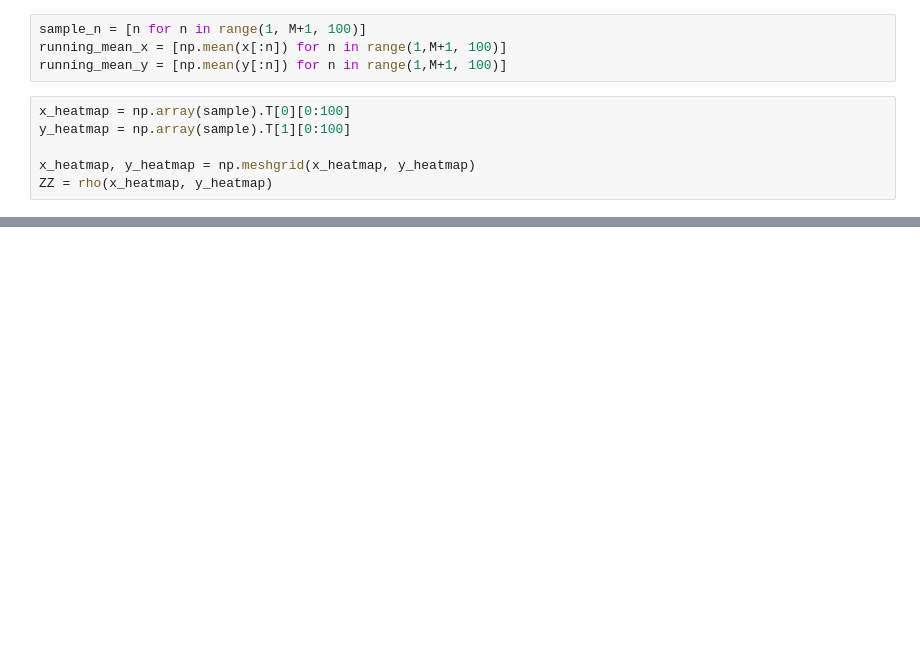
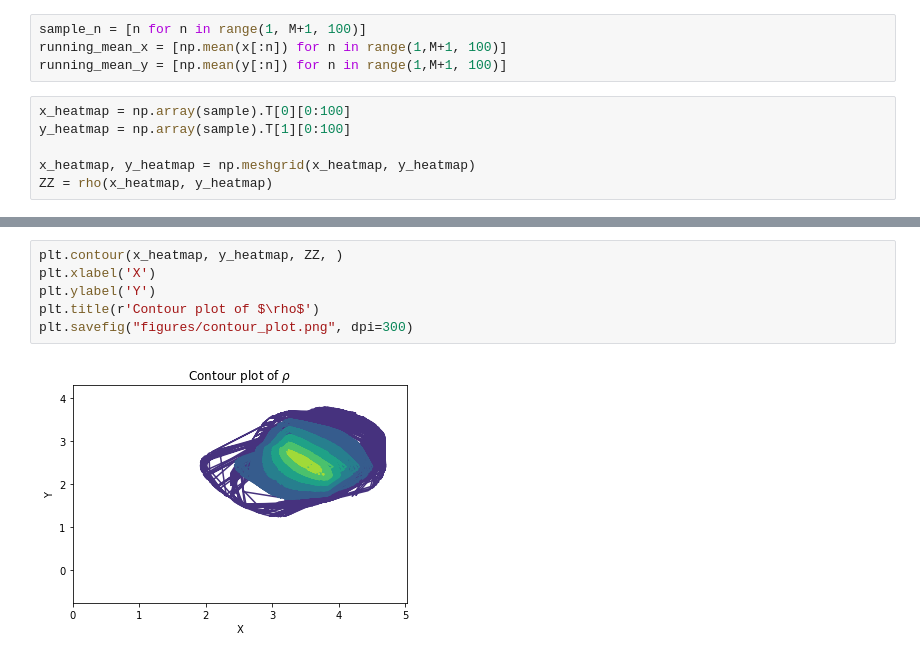
Before and after one commit to SByeUva/uncertainty_quantification, a Jupyter notebook: 08_homework/HW8.ipynb, the cells around one changed output, grey strips where cells are left out. Saved outputs shown, nothing was run; the diff lists cells and outputs as text; blank space fills up the shorter version.

```diff
--- a/08_homework/HW8.ipynb
+++ b/08_homework/HW8.ipynb
@@ -130,3 +151,11 @@ ZZ = rho(x_heatmap, y_heatmap)
+# %%
+plt.contour(x_heatmap, y_heatmap, ZZ, )
+plt.xlabel('X')
+plt.ylabel('Y')
+plt.title(r'Contour plot of $\rho$')
+plt.savefig("figures/contour_plot.png", dpi=300)
+# %% [output]
+[figure, added]
 # %%
 fig, ax = plt.subplots(3, 1, figsize = (15, 15))
 fig.tight_layout(pad=5.0)
```
Also changed, not shown: parts of 13 cells of this notebook, 5 other files.
